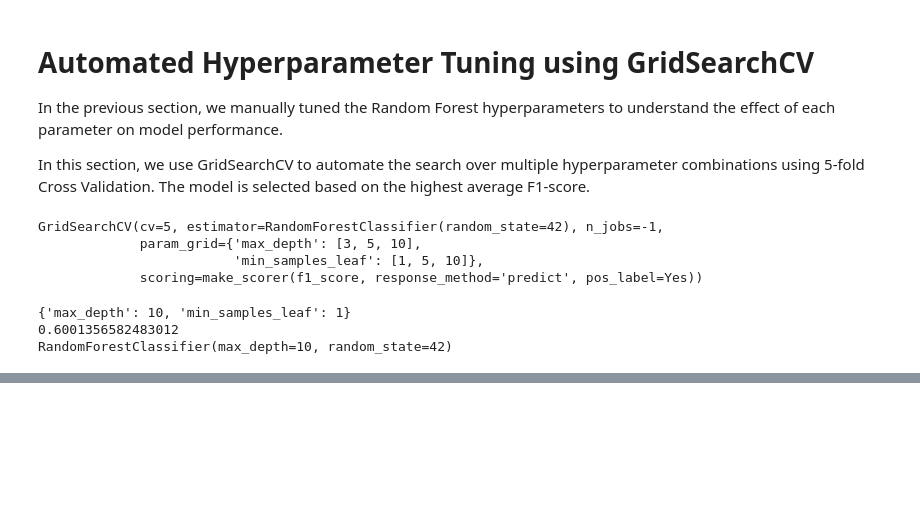
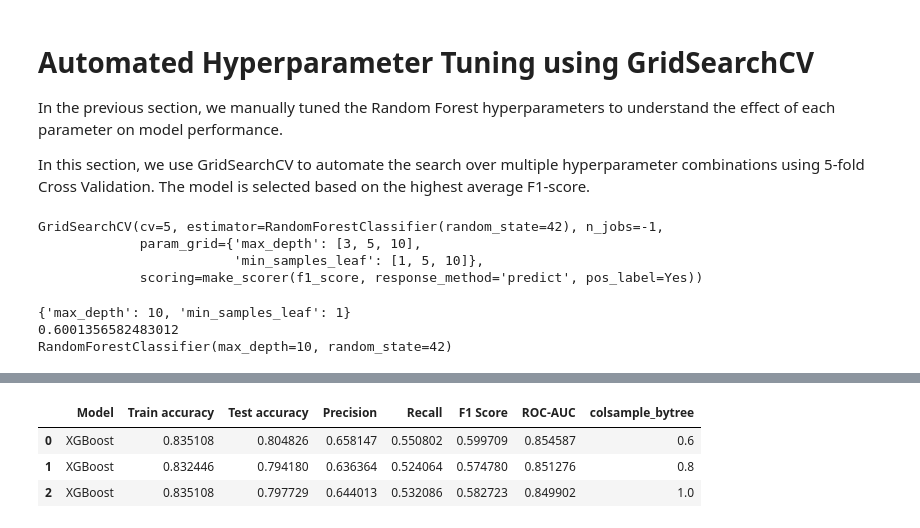
Before and after one commit to ashutoshkumar101/customer-churn-prediction, a Jupyter notebook: notebooks/03_modeling.ipynb, the cells around one changed output, grey strips where cells are left out. Drawn from its saved outputs; the diff is of its cells as text; code cells hidden in the pictures; blank space fills up the shorter version.

```diff
--- a/notebooks/03_modeling.ipynb
+++ b/notebooks/03_modeling.ipynb
@@ -340,0 +382,25 @@ Logistic Regression achieved the highest Recall and F1-score, making it suitable
+# %%
+results_colsample= []
+
+for colsample in [0.6, 0.8, 1.0]:
+    xgb_model= XGBClassifier(
+        max_depth= 3,
+        learning_rate= 0.1,
+        n_estimators= 100,
+        subsample= 1.0,
+        colsample_bytree= colsample,
+        random_state= 42
+    )
+    result= run_experiment(
+        model=xgb_model,
+        X_train=X_train_processed,
+        X_test=X_test_processed,
+        y_train=y_train_xgb,
+        y_test=y_test_xgb,
+        model_name="XGBoost"
+    )
+    result["colsample_bytree"]= colsample
+
+    results_colsample.append(result)
+
+results_df_colsample= pd.DataFrame(results_colsample)
@@ -340,0 +425,7 @@ Logistic Regression achieved the highest Recall and F1-score, making it suitable
+# %%
+results_df_colsample
+# %% [output]
+|  | Model | Train accuracy | Test accuracy | Precision | Recall | F1 Score | ROC-AUC | colsample_bytree |
+| 0 | XGBoost | 0.835108 | 0.804826 | 0.658147 | 0.550802 | 0.599709 | 0.854587 | 0.6 |
+| 1 | XGBoost | 0.832446 | 0.794180 | 0.636364 | 0.524064 | 0.574780 | 0.851276 | 0.8 |
+| 2 | XGBoost | 0.835108 | 0.797729 | 0.644013 | 0.532086 | 0.582723 | 0.849902 | 1.0 |
```
Also changed, not shown: parts of 37 cells of this notebook, 3 other files.
